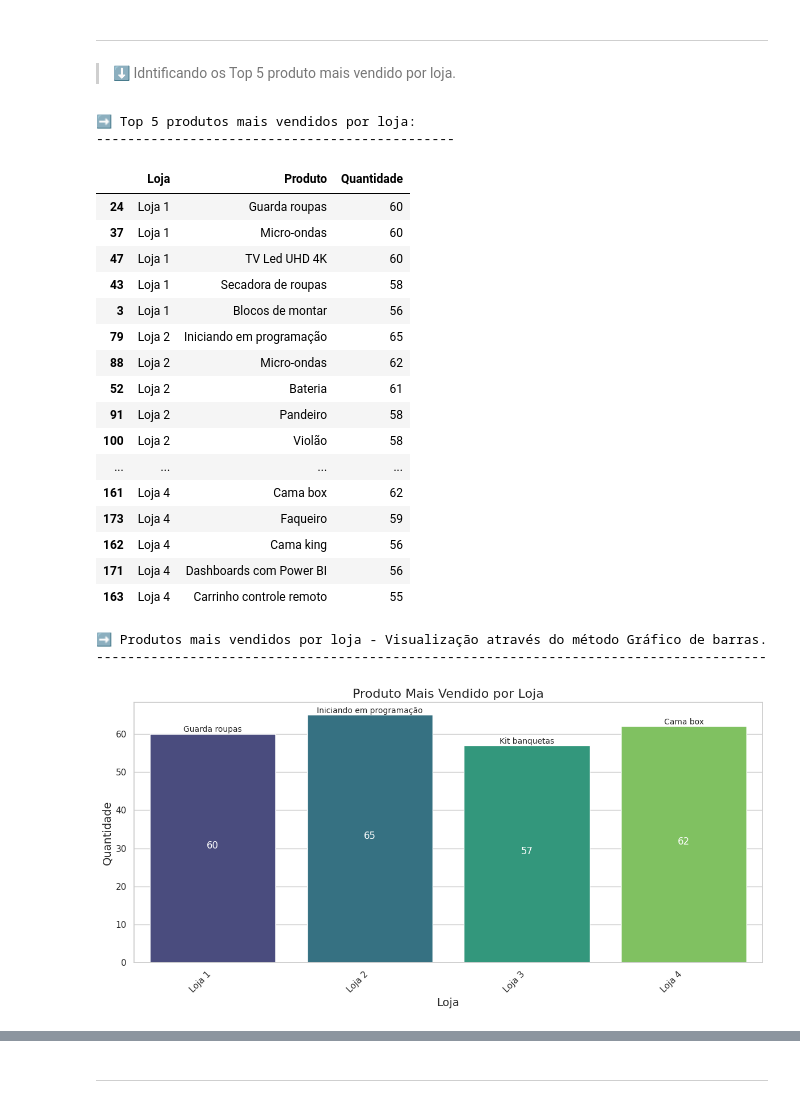
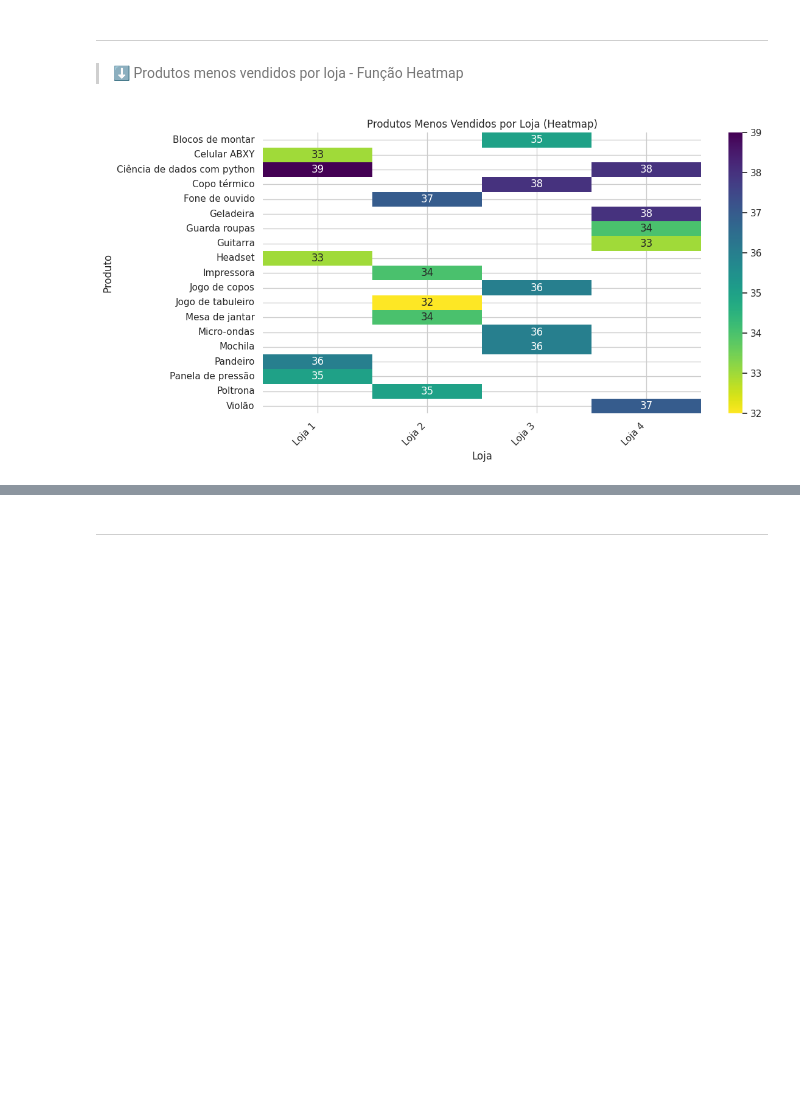
Before and after one commit to JULIANNEBBORGES/CHALLENGE_ALURA_STORE, a Jupyter notebook: AluraStoreBr.ipynb, the cells around one changed output, grey strips where cells are left out. Drawn from its saved outputs; the diff is of its cells as text; code cells hidden in the pictures; blank space fills up the shorter version.

```diff
--- a/AluraStoreBr.ipynb
+++ b/AluraStoreBr.ipynb
@@ -417,13 +417,3 @@ plt.show()
 ---
 # %% [markdown]
 ## 👩‍💻 Produtos Mais e Menos Vendidos
-# %%
-print(" ➡️ Produtos Mais e Menos Vendidos")
-print()
-print("     ↪️ Criando função para analisar produtos mais e menos vendidos.")
-print()
-def analisar_produtos(dados):
-    produtos_por_loja = dados.groupby(['Loja', 'Produto']).size().reset_index(name='Quantidade')
-    return produtos_por_loja
-
-produtos_vendas = analisar_produtos(dados_completos)
@@ -510,56 +506,20 @@ Top 5 produtos menos vendidos por loja:
 
 
 ---
-# %% [markdown]
-> ⬇️ Idntificando os Top 5 produto mais vendido por loja.
-# %%
-# Top 5 produtos mais vendidos por loja
-top_produtos = produtos_vendas.sort_values(['Loja', 'Quantidade'], ascending=[True, False])
-top_produtos_por_loja = top_produtos.groupby('Loja').head(5)
-produtos_mais_vendidos = top_produtos_por_loja.groupby('Loja').first().reset_index() # Define 'produtos_mais_vendidos'
-print("➡️ Top 5 produtos mais vendidos por loja:")
-print("----------------------------------------------")
-display(top_produtos_por_loja)
-print()
-print()
-
-print("➡️ Produtos mais vendidos por loja - Visualização através do método Gráfico de barras.")
-print("--------------------------------------------------------------------------------------")
-
-plt.figure(figsize=(12, 6)) # Cria a figura
-ax = sns.barplot(x='Loja', y='Quantidade', hue='Loja', data=produtos_mais_vendidos, palette='viridis', legend=False) # Define 'hue' como 'Loja' e desativa a legenda
-plt.title('Produto Mais Vendido por Loja', fontsize=16)
-plt.xlabel('Loja', fontsize=14)
-plt.ylabel('Quantidade', fontsize=14)
-plt.xticks(rotation=45, ha='right')
-plt.tight_layout()
-
-# Adiciona os rótulos
-for i, row in enumerate(produtos_mais_vendidos.itertuples()):
-    ax.text(i, row.Quantidade + 0.5, row.Produto, ha='center', fontsize=10, rotation=0)
-    ax.text(i, row.Quantidade/2, str(row.Quantidade), ha='center', fontsize=12, color='white')
-
-plt.show()
-# %% [output]
-➡️ Top 5 produtos mais vendidos por loja:
-----------------------------------------------
-|  | Loja | Produto | Quantidade |
-| 24 | Loja 1 | Guarda roupas | 60 |
-| 37 | Loja 1 | Micro-ondas | 60 |
-| 47 | Loja 1 | TV Led UHD 4K | 60 |
-| 43 | Loja 1 | Secadora de roupas | 58 |
-| 3 | Loja 1 | Blocos de montar | 56 |
-| 79 | Loja 2 | Iniciando em programação | 65 |
-| 88 | Loja 2 | Micro-ondas | 62 |
-| 52 | Loja 2 | Bateria | 61 |
-| 91 | Loja 2 | Pandeiro | 58 |
-| 100 | Loja 2 | Violão | 58 |
-| ... | ... | ... | ... |
-| 161 | Loja 4 | Cama box | 62 |
-| 173 | Loja 4 | Faqueiro | 59 |
-| 162 | Loja 4 | Cama king | 56 |
-| 171 | Loja 4 | Dashboards com Power BI | 56 |
-| 163 | Loja 4 | Carrinho controle remoto | 55 |
-➡️ Produtos mais vendidos por loja - Visualização através do método Gráfico de barras.
---------------------------------------------------------------------------------------
-[figure, removed]
+# %% [markdown]
+> ⬇️ Produtos menos vendidos por loja - Função Heatmap
+# %%
+# Pivotar o DataFrame para o formato adequado para o Heatmap
+heatmap_data = bottom_produtos_por_loja.pivot(index='Produto', columns='Loja', values='Quantidade')
+
+# Criar o Heatmap
+plt.figure(figsize=(12, 6))
+sns.heatmap(heatmap_data, annot=True, cmap='viridis_r', fmt=".0f") # Usamos viridis_r para cores mais escuras em valores menores
+plt.title('Produtos Menos Vendidos por Loja (Heatmap)')
+plt.xlabel('Loja')
+plt.ylabel('Produto')
+plt.xticks(rotation=45, ha='right')
+plt.tight_layout()
+plt.show()
+# %% [output]
+[figure, added]
```
Also changed, not shown: parts of 9 cells of this notebook.
